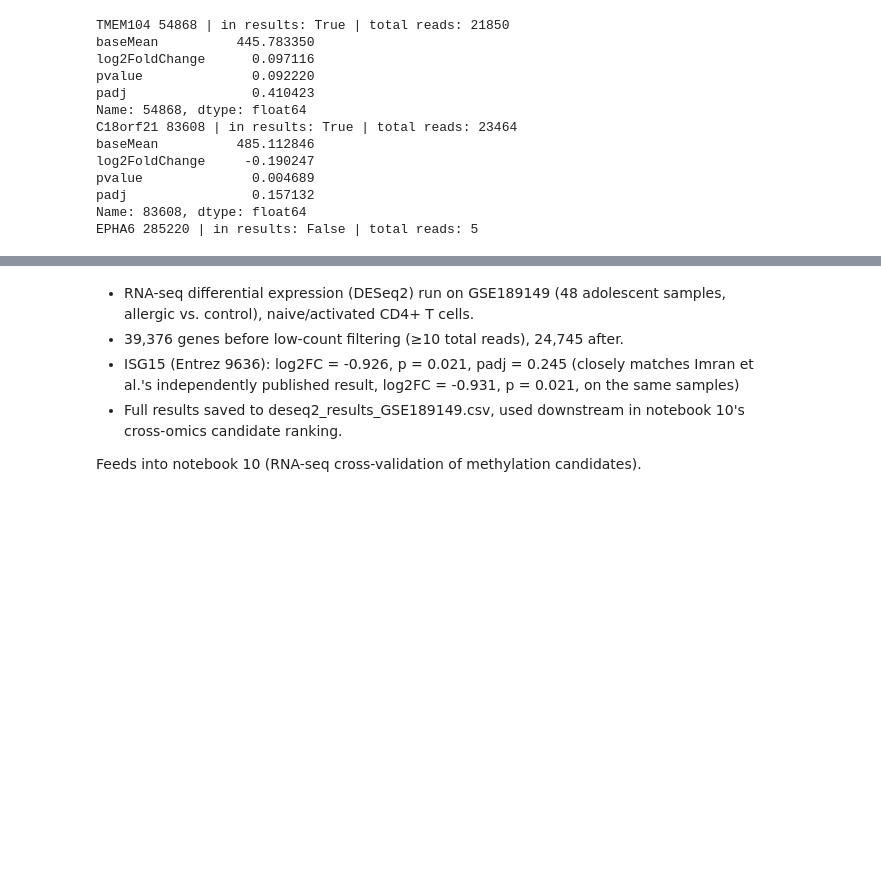
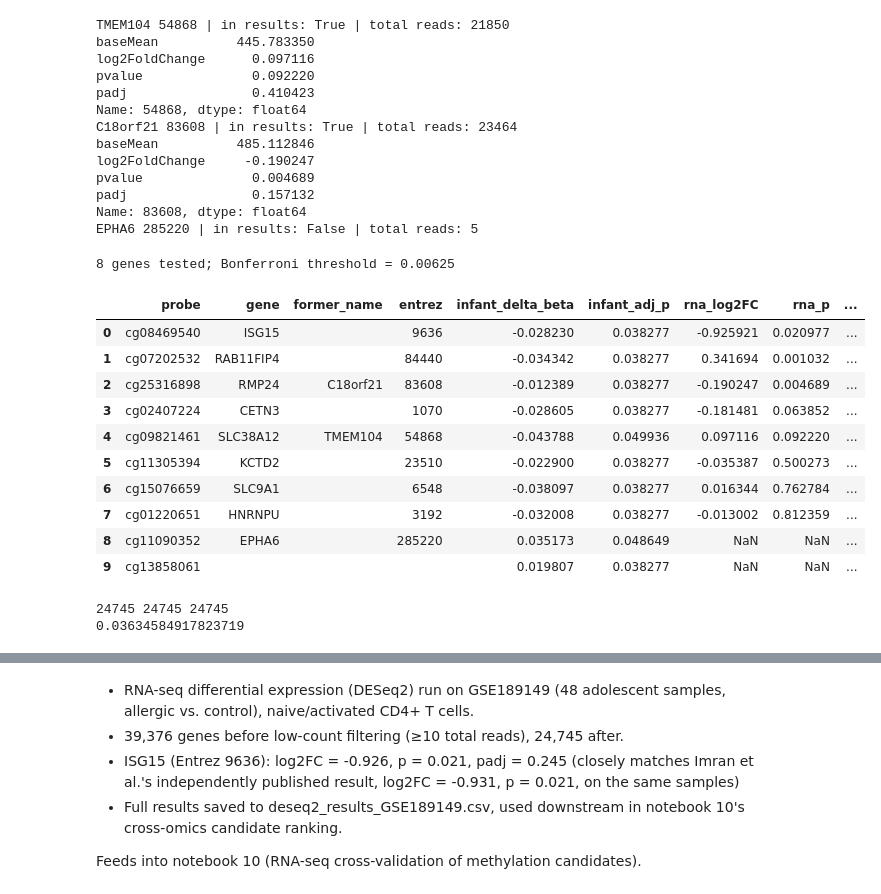
Before and after one commit to Zrizvi28/Cross-Cohort-Allergy-Biomarkers, a Jupyter notebook: notebooks/6.Transcriptomic_ISG15_Check.ipynb, the cells around one changed output, grey strips where cells are left out. Saved outputs shown, nothing was run; the diff lists cells and outputs as text; code cells hidden in the pictures; blank space fills up the shorter version.

Commit message:
Add regional concordance files and results

```diff
--- a/notebooks/6.Transcriptomic_ISG15_Check.ipynb
+++ b/notebooks/6.Transcriptomic_ISG15_Check.ipynb
@@ -175,3 +175,72 @@ pvalue              0.004689
 padj                0.157132
 Name: 83608, dtype: float64
 EPHA6 285220 | in results: False | total reads: 5
+# %%
+import pandas as pd
+
+# Probe → gene, with NCBI Gene IDs (verified on NCBI or via mygene)
+genes = pd.DataFrame([
+    ["cg08469540", "ISG15",     "",         "9636"],
+    ["cg07202532", "RAB11FIP4", "",         "84440"],
+    ["cg25316898", "RMP24",     "C18orf21", "83608"],
+    ["cg02407224", "CETN3",     "",         "1070"],
+    ["cg09821461", "SLC38A12",  "TMEM104",  "54868"],
+    ["cg11305394", "KCTD2",     "",         "23510"],
+    ["cg15076659", "SLC9A1",    "",         "6548"],
+    ["cg01220651", "HNRNPU",    "",         "3192"],
+    ["cg11090352", "EPHA6",     "",         "285220"],
+    ["cg13858061", "",          "",         ""],
+], columns=["probe", "gene", "former_name", "entrez"])
+
+meth = pd.read_csv("data/../results/infant_fdr_hits.csv", index_col="probe")
+counts_all = pd.read_csv("data/GSE189149_raw_counts_GRCh38.p13_NCBI.tsv.gz", sep="\t", index_col=0)
+counts_all.index = counts_all.index.astype(str)
+
+def rna(col):
+    return [results_df.loc[e, col] if e in results_df.index else None for e in genes["entrez"]]
+
+table = genes.copy()
+table["infant_delta_beta"] = meth.loc[table["probe"], "delta_beta"].values
+table["infant_adj_p"]      = meth.loc[table["probe"], "adj_p"].values
+table["rna_log2FC"]        = rna("log2FoldChange")
+table["rna_p"]             = rna("pvalue")
+table["rna_padj_genomewide"] = rna("padj")
+table["rna_total_reads"]   = [counts_all.loc[e].sum() if e in counts_all.index else None for e in genes["entrez"]]
+
+n_tested = table["rna_p"].notna().sum()
+threshold = 0.05 / n_tested
+table["passes_bonferroni"] = table["rna_p"] < threshold
+
+table["note"] = ""
+table.loc[table["entrez"] == "", "note"] = "no annotated gene"
+table.loc[(table["entrez"] != "") & table["rna_p"].isna(), "note"] = "filtered: low expression"
+
+print(f"{n_tested} genes tested; Bonferroni threshold = {threshold:.5f}")
+table.to_csv("results/infant_hits_rnaseq_lookup.csv", index=False)
+table
+# %% [output]
+8 genes tested; Bonferroni threshold = 0.00625
+|  | probe | gene | former_name | entrez | infant_delta_beta | infant_adj_p | rna_log2FC | rna_p | ... |
+| 0 | cg08469540 | ISG15 |  | 9636 | -0.028230 | 0.038277 | -0.925921 | 0.020977 | ... |
+| 1 | cg07202532 | RAB11FIP4 |  | 84440 | -0.034342 | 0.038277 | 0.341694 | 0.001032 | ... |
+| 2 | cg25316898 | RMP24 | C18orf21 | 83608 | -0.012389 | 0.038277 | -0.190247 | 0.004689 | ... |
+| 3 | cg02407224 | CETN3 |  | 1070 | -0.028605 | 0.038277 | -0.181481 | 0.063852 | ... |
+| 4 | cg09821461 | SLC38A12 | TMEM104 | 54868 | -0.043788 | 0.049936 | 0.097116 | 0.092220 | ... |
+| 5 | cg11305394 | KCTD2 |  | 23510 | -0.022900 | 0.038277 | -0.035387 | 0.500273 | ... |
+| 6 | cg15076659 | SLC9A1 |  | 6548 | -0.038097 | 0.038277 | 0.016344 | 0.762784 | ... |
+| 7 | cg01220651 | HNRNPU |  | 3192 | -0.032008 | 0.038277 | -0.013002 | 0.812359 | ... |
+| 8 | cg11090352 | EPHA6 |  | 285220 | 0.035173 | 0.048649 | NaN | NaN | ... |
+| 9 | cg13858061 |  |  |  | 0.019807 | 0.038277 | NaN | NaN | ... |
+# %%
+import subprocess, io
+old = pd.read_csv(io.StringIO(subprocess.run(
+    ["git", "show", "HEAD~1:data/deseq2_results_GSE189149.csv"],
+    capture_output=True, text=True).stdout), index_col=0)
+new = pd.read_csv("data/deseq2_results_GSE189149.csv", index_col=0)
+
+shared = old.index.intersection(new.index)
+print(len(old), len(new), len(shared))
+print((old.loc[shared, "pvalue"] - new.loc[shared, "pvalue"]).abs().max())
+# %% [output]
+24745 24745 24745
+0.03634584917823719
```
Also changed, not shown: parts of 1 cell of this notebook, 9 other files.
